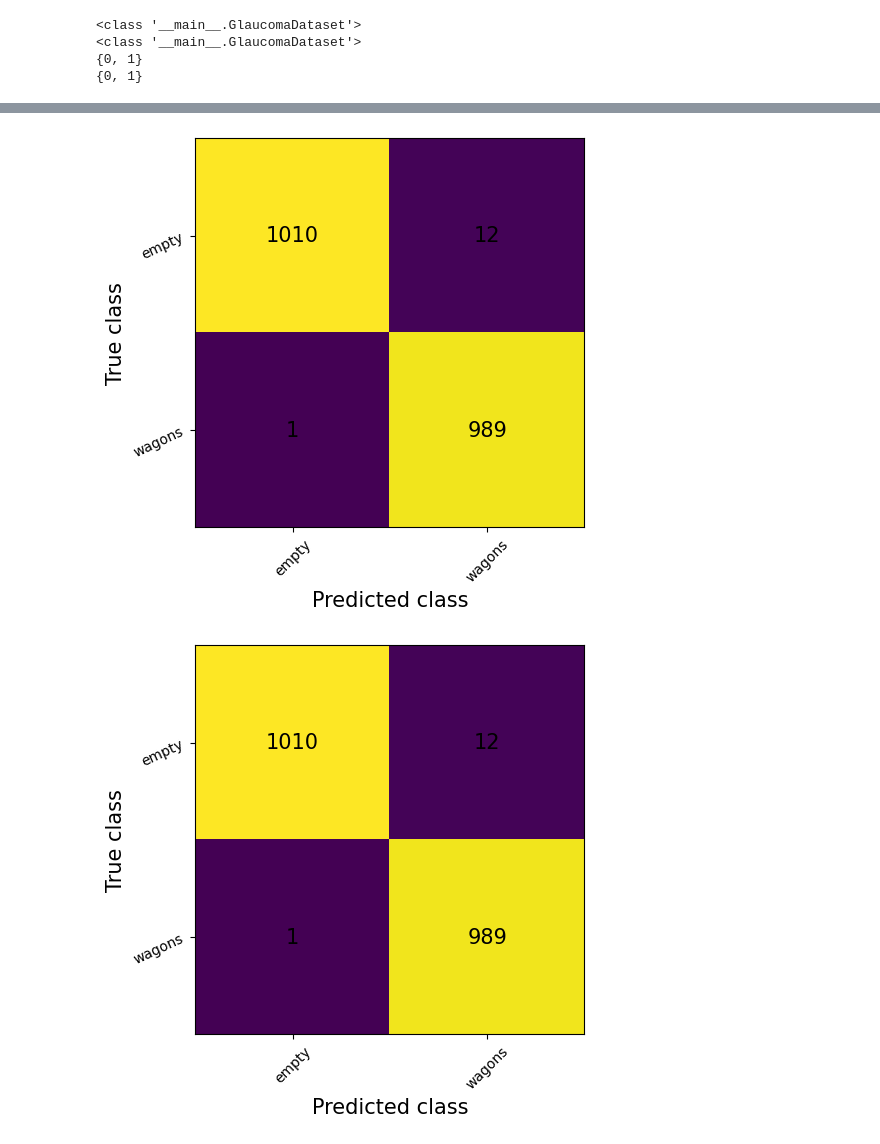
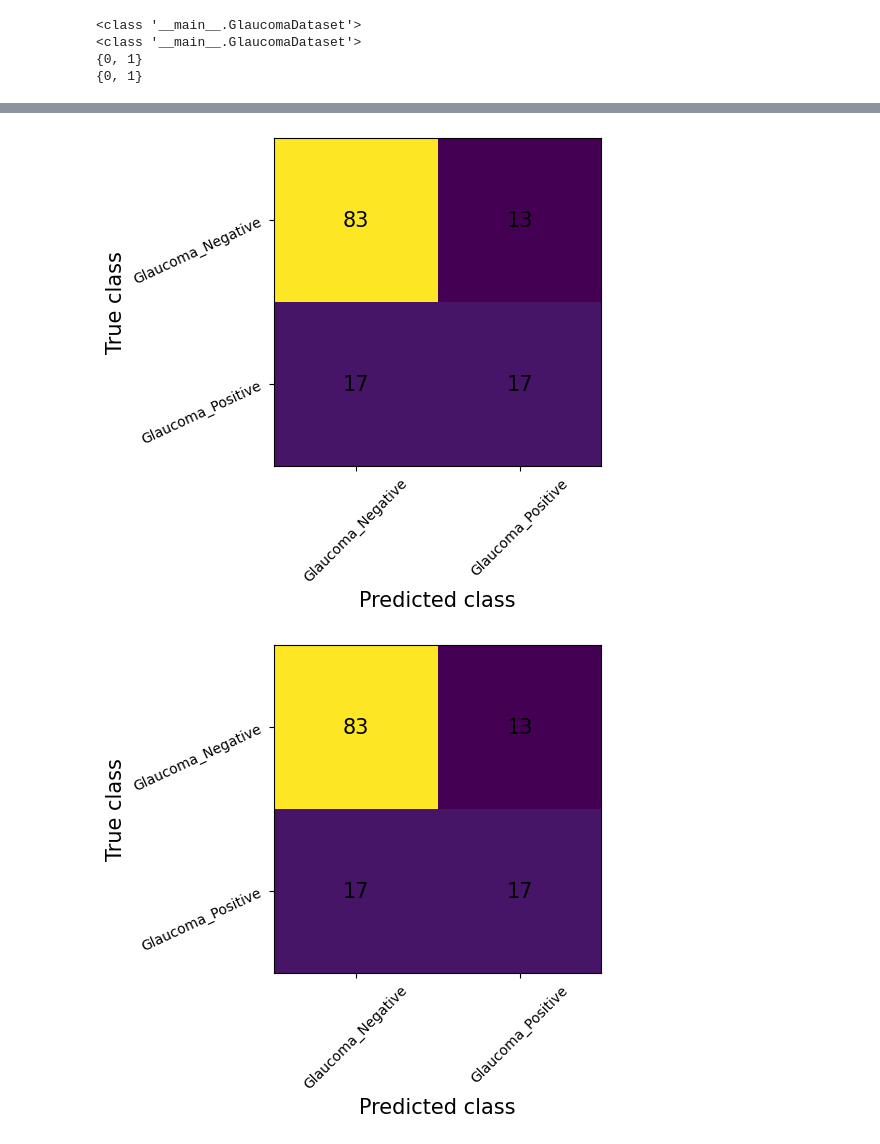
Before and after one commit to susanin1970/ITMO_ChSU_AI_repo, a Jupyter notebook: utils/notebooks/train_pytorch_classificator.ipynb, the cells around one changed output, grey strips where cells are left out. Saved outputs shown, nothing was run; the diff lists cells and outputs as text; code cells hidden in the pictures.

Commit message:
Added checkpoints of glaucoma classifier EfficientNet-b0 trained on eye fundus and optical disk crops

```diff
--- a/utils/notebooks/train_pytorch_classificator.ipynb
+++ b/utils/notebooks/train_pytorch_classificator.ipynb
@@ -196,14 +212,11 @@ class GlaucomaDataset(monai.data.Dataset):
     def __getitem__(self, index):
         return self.transforms(self.images_list[index]["image"]), self.images_list[index]["class"]
 # %%
-train_path = r"E:\Datasets\Glaucoma_detection\Fundus_Train_Val_Data\Fundus_Scanes_Sorted\Train"
-test_path  = r"E:\Datasets\Glaucoma_detection\Fundus_Train_Val_Data\Fundus_Scanes_Sorted\Validation"
+train_path = r"E:\Datasets\Glaucoma_detection\Fundus_Train_Val_Data\Fundus_Scanes_Sorted_And_Cropped\Train"
+test_path  = r"E:\Datasets\Glaucoma_detection\Fundus_Train_Val_Data\Fundus_Scanes_Sorted_And_Cropped\Validation"
 
-#train_data = dataset.ImageFolder(train_path, aug_transforms)
-#test_data = dataset.ImageFolder(test_path, no_aug_transforms)
-
-train_data = GlaucomaDataset(train_path, aug_transforms)
-test_data = GlaucomaDataset(test_path, no_aug_transforms)
+train_data = GlaucomaDataset(train_path, transform)
+test_data = GlaucomaDataset(test_path, no_aug_transform)
 
 print(type(train_data))
 print(type(test_data))
@@ -285,7 +330,6 @@ for epoch in range(epochs):
 # %%
-state_dict = torch.load("resnet18_best_acc_iter_09_2024_rtk_tof.pth", map_location=device).state_dict()
-inference_model = models.resnet18(num_classes=2, pretrained=False)
-inference_model.conv1 = nn.Conv2d(1, 64, kernel_size=7, stride=2, padding=3, bias=False)
+state_dict = torch.load(r"..\..\src\weights\classification\pytorch\efficientnetb0_best_checkpoint.pth", map_location=device).state_dict()
+inference_model = models.efficientnet_b0(num_classes=2, pretrained=False)
 inference_model.load_state_dict(state_dict)
 inference_model.eval()
 inference_model.to(device)
@@ -296,30 +354,28 @@ path_to_save_images_with_errors = r"wagons_errors_novorossiysk_8_resnet18\train"
 # %%
-import cv2
-
 with torch.no_grad():
     true_classified_count = 0
     total_count = 0
     labels_list = []
     preds_list = []
-    for i, item in enumerate(train_data):
+    for i, item in enumerate(test_data):
         total_count += 1
         image = item[0].unsqueeze(0).to(device)
         class_id = item[1]
         labels_list.append(class_id)
         outputs = inference_model(image)
-        print(outputs)
         predicted_id = outputs.argmax()
         preds_list.append(predicted_id)
-        print(class_id, predicted_id.item())
+        print(f"Исходный идентификатор класса: {class_id}, предсказанный идентификатор класса: {predicted_id.item()}")
+
         if class_id == predicted_id.item():
             true_classified_count += 1
         else:
-            item_ = transforms.Resize((480, 640), interpolation=0)(item[0])
+            item_ = transforms.Resize((1024, 1024), interpolation=0)(item[0])
             image_array = item_.cpu().numpy()
             image_array = cv2.cvtColor(image_array.transpose(1, 2, 0), cv2.COLOR_RGB2BGR)
             image_array = image_array * 255
             image_array = image_array.astype("uint8")
             #image_array = cv2.resize(image_array, (640, 480))
-            image_name = f"label_{test_data.classes[class_id]}__predicted_{test_data.classes[predicted_id]}_{i}.jpg"
-            cv2.imwrite(os.path.join(path_to_save_images_with_errors, image_name), image_array)
+            #image_name = f"label_{test_data.classes[class_id]}__predicted_{test_data.classes[predicted_id]}_{i}.jpg"
+            #cv2.imwrite(os.path.join(path_to_save_images_with_errors, image_name), image_array)
 # %% [output]
@@ -372,10 +423,10 @@ Accuracy: 1.0
 # %%
 confusion_matrix = ConfusionMatrix(task="binary", num_classes=2)
 confusion_matrix.update(preds, targets)
 fig, axes = confusion_matrix.plot()
-axes.xaxis.set_ticklabels(["empty", "wagons"])
-axes.yaxis.set_ticklabels(["empty", "wagons"])
+axes.xaxis.set_ticklabels(["Glaucoma_Negative", "Glaucoma_Positive"])
+axes.yaxis.set_ticklabels(["Glaucoma_Negative", "Glaucoma_Positive"])
 fig
 # %% [output]
-[figure, old version]
+[figure, new version]
-[figure, old version]
+[figure, new version]
```
Also changed, not shown: parts of 14 cells of this notebook, 3 other files.
